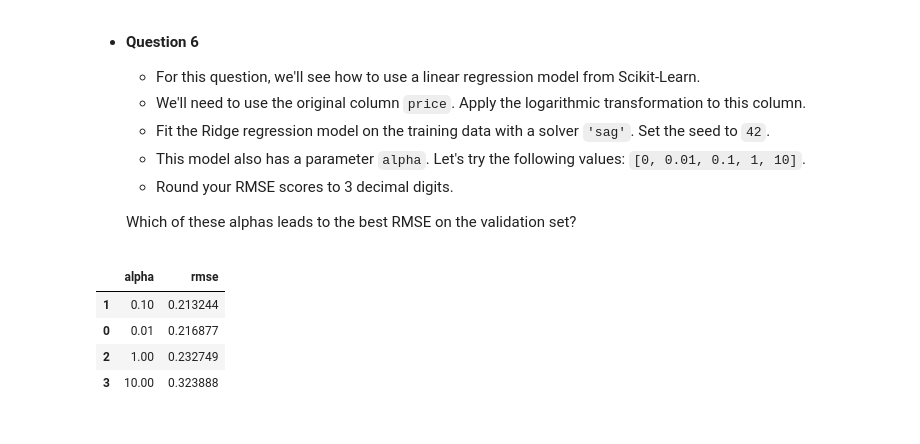
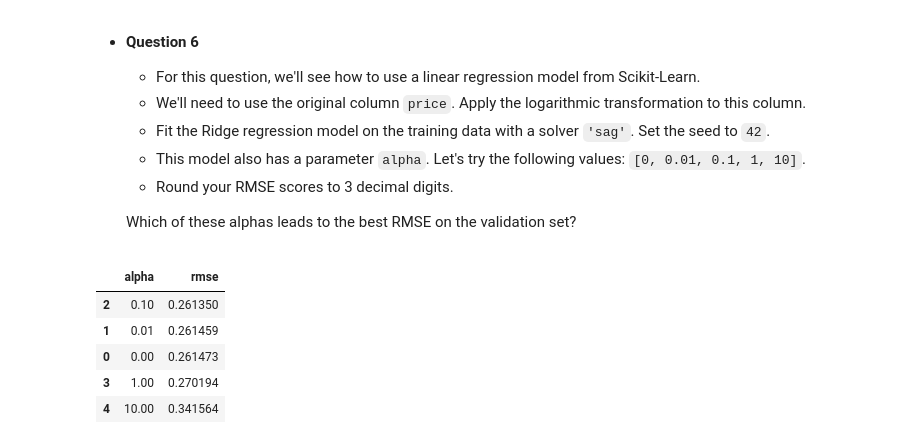
Before and after one commit to marcosbenicio/ML-zoomcamp, a Jupyter notebook: 03Classification/homework_3.ipynb, the cells around one changed output. Cells and saved outputs as stored; diff of their text form; code cells hidden in the pictures.

```diff
--- a/03Classification/homework_3.ipynb
+++ b/03Classification/homework_3.ipynb
@@ -750,37 +750,38 @@ Accuracy for all features: 0.94
 # %%
 # Convert datasets to dictionary
 train_dict = df_train.to_dict(orient='records')
 val_dict = df_val.to_dict(orient='records')
 
 # One-hot encode
-dv = DictVectorizer(sparse=False)
+dv = DictVectorizer(sparse=True)
 X_train = dv.fit_transform(train_dict)
 X_val = dv.transform(val_dict)
 
 
-alphas = [0.01, 0.1, 1, 10]
+alphas = [0, 0.01, 0.1, 1, 10]
 results = []
 for alpha in alphas:
     # Instantiate and train the Ridge regression model
-    ridge_model = Ridge(alpha=alpha, solver='auto', random_state=42)
+    ridge_model = Ridge(alpha=alpha, solver='sag', random_state=42)
     ridge_model.fit(X_train, Y_train_log)
 
     # Predict on the validation set
     Y_pred_log = ridge_model.predict(X_val)
 
     # Calculate RMSE
     rmse = np.sqrt(mean_squared_error(Y_val_log, Y_pred_log))
 
     results.append({
         'alpha': alpha,
         'rmse': rmse  # Round to 3 decimal places
     })
 
 df_results = pd.DataFrame(results).sort_values(by = 'rmse', ascending= True)
 display(df_results)
 # %% [output]
 |  | alpha | rmse |
-| 1 | 0.10 | 0.213244 |
-| 0 | 0.01 | 0.216877 |
-| 2 | 1.00 | 0.232749 |
-| 3 | 10.00 | 0.323888 |
+| 2 | 0.10 | 0.261350 |
+| 1 | 0.01 | 0.261459 |
+| 0 | 0.00 | 0.261473 |
+| 3 | 1.00 | 0.270194 |
+| 4 | 10.00 | 0.341564 |
```
Also changed, not shown: 12 other files.
